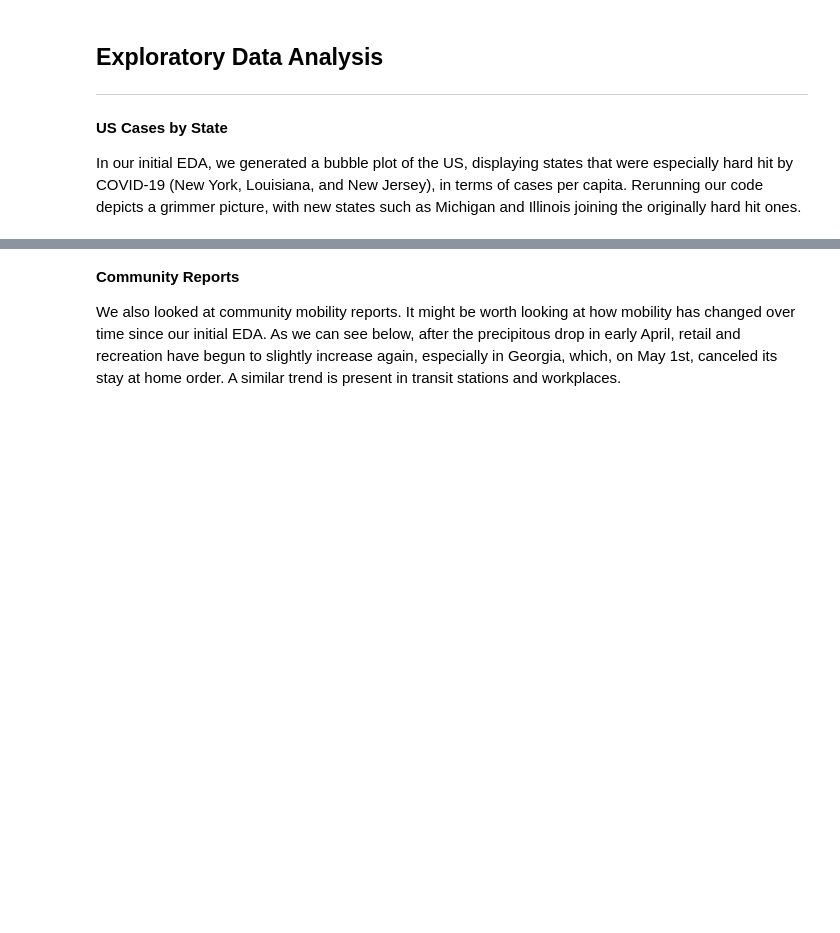
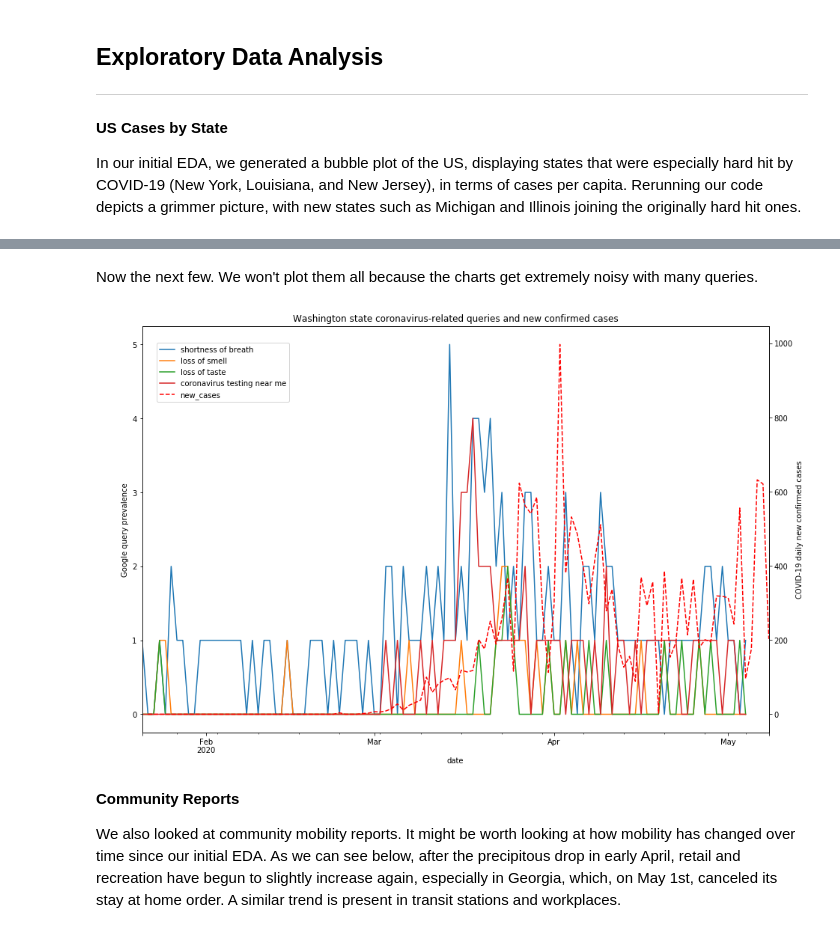
Before and after one commit to spotted-d/RNN_covid19_modeling, a Jupyter notebook: finalproject_group65.ipynb, the cells around one changed output, grey strips where cells are left out. Drawn from its saved outputs; the diff is of its cells as text; code cells hidden in the pictures; blank space fills up the shorter version.

```diff
--- a/finalproject_group65.ipynb
+++ b/finalproject_group65.ipynb
@@ -78,3 +143,29 @@ IFrame(src='./images/US_covid_map.html', width=700, height=600)
+# %% [markdown]
+Now the next few. We won't plot them all because the charts get extremely noisy with many queries.
+# %%
+# now plot queries with confirmed cases
+fig = plt.figure(figsize=(15, 10))
+ax1 = fig.add_subplot(111)
+
+# queries
+wa.plot(x="date", y=kw_list[1],  ax=ax1, legend=False)
+wa.plot(x="date", y=kw_list[2],  ax=ax1, legend=False)
+wa.plot(x="date", y=kw_list[3],  ax=ax1, legend=False)
+wa.plot(x="date", y=kw_list[6],  ax=ax1, legend=False)
+
+ax2 = ax1.twinx()
+
+# new cases
+wa_cases.plot(x="date", y="new_cases", ax=ax2, legend=False, color="r", linestyle='dashed')
+
+# legend and titles
+ax1.figure.legend(loc="upper left", bbox_to_anchor=(0.07,0.80))
+ax1.set_title("Washington state coronavirus-related queries and new confirmed cases")
+ax1.set_ylabel("Google query prevalence")
+ax2.set_ylabel("COVID-19 daily new confirmed cases")
+plt.show();
+# %% [output]
+[figure, added]
 # %% [markdown]
 **Community Reports**
 
```
Also changed, not shown: parts of 9 cells of this notebook, 2 other files.
